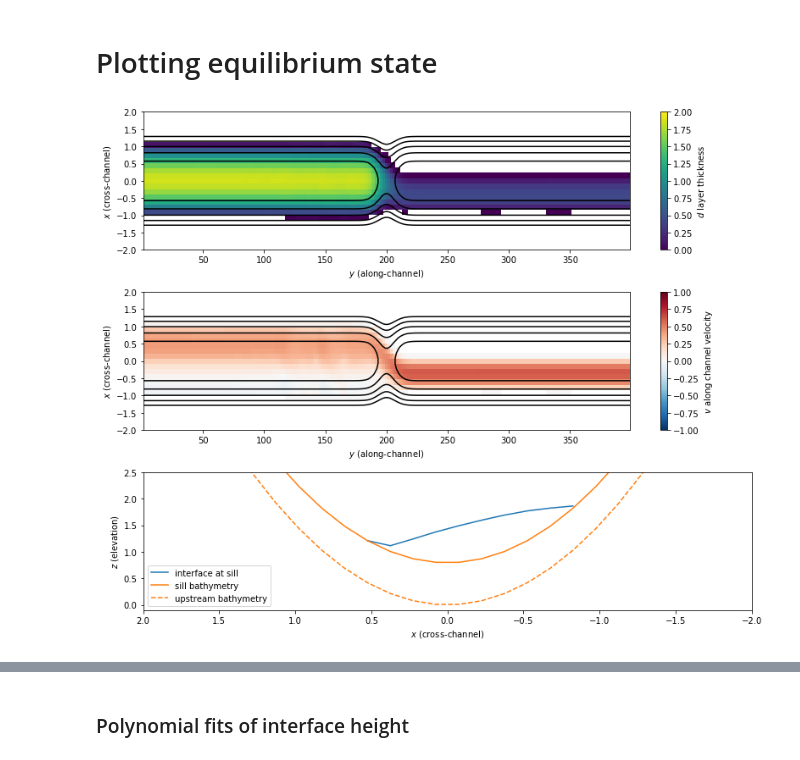
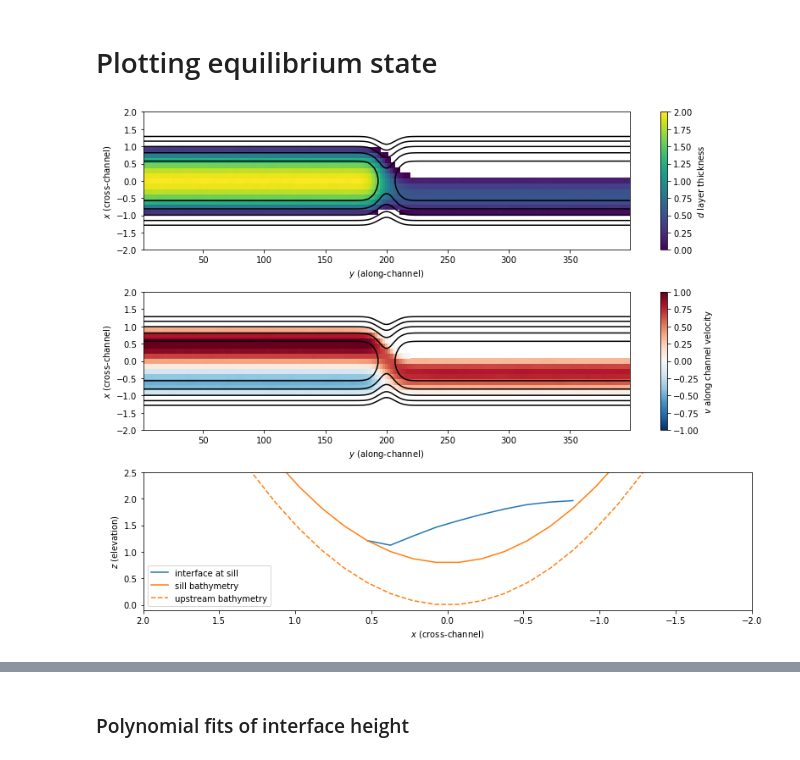
Before and after one commit to hdrake/sarah, a Jupyter notebook: notebooks/analyze_zero_pv_ic.ipynb, the cells around one changed output, grey strips where cells are left out. Drawn from its saved outputs; the diff is of its cells as text; code cells hidden in the pictures.

```diff
--- a/notebooks/analyze_zero_pv_ic.ipynb
+++ b/notebooks/analyze_zero_pv_ic.ipynb
@@ -102,38 +102,38 @@ with open(filename, mode="rb") as file:
 # %% [markdown]
 # Plotting equilibrium state
 # %%
-i = 1000-1
+i = 1
 plt.figure(1,figsize=(11,9))
 plt.clf()
 plt.subplot(3,1,1)
 q = plt.pcolor(channel.y,channel.x,channel.h[i,:,:])
 plt.contour(channel.y.squeeze(),channel.x.squeeze(),channel.b,levels=np.arange(0,3.,0.5),colors="k")
 plt.colorbar(q, label=r'$d$ layer thickness')
 q.set_clim([0,2.0])
 plt.ylim([-2,2])
 plt.ylabel(r"$x$ (cross-channel)")
 plt.xlabel(r"$y$ (along-channel)")
 
 plt.subplot(3,1,2)
 q = plt.pcolor(channel.y, channel.x, channel.qv[i,:,:], cmap=plt.get_cmap("RdBu_r"))
 plt.contour(channel.y.squeeze(), channel.x.squeeze(), channel.b, levels=np.arange(0,3.,0.5),colors="k")
 plt.colorbar(q, label=r'$v$ along channel velocity')
 q.set_clim([-1.0,1.0])
 plt.ylim([-2,2])
 plt.ylabel(r"$x$ (cross-channel)")
 plt.xlabel(r"$y$ (along-channel)")
 
 plt.subplot(3,1,3)
 nyhalf = np.int64(channel.y.size/2.)
 plt.plot(channel.x,channel.h[i,:,nyhalf]+channel.b[:,nyhalf],"C0-",label='interface at sill')
 plt.plot(channel.x,channel.b[:,nyhalf],"C1-",label='sill bathymetry')
 plt.plot(channel.x,channel.b[:,0],"C1--",label='upstream bathymetry')
 plt.xlim([2,-2.])
 plt.ylim([-0.1,2.5])
 plt.legend()
 plt.xlabel(r"$x$ (cross-channel)")
 plt.ylabel(r"$z$ (elevation)")
 plt.tight_layout()
 plt.savefig("../figures/faroe_bank_simulation.png", bbox_inches='tight', dpi=150.)
 # %% [output]
-[figure, old version]
+[figure, new version]
```
Also changed, not shown: parts of 1 cell of this notebook, 5 other files.
